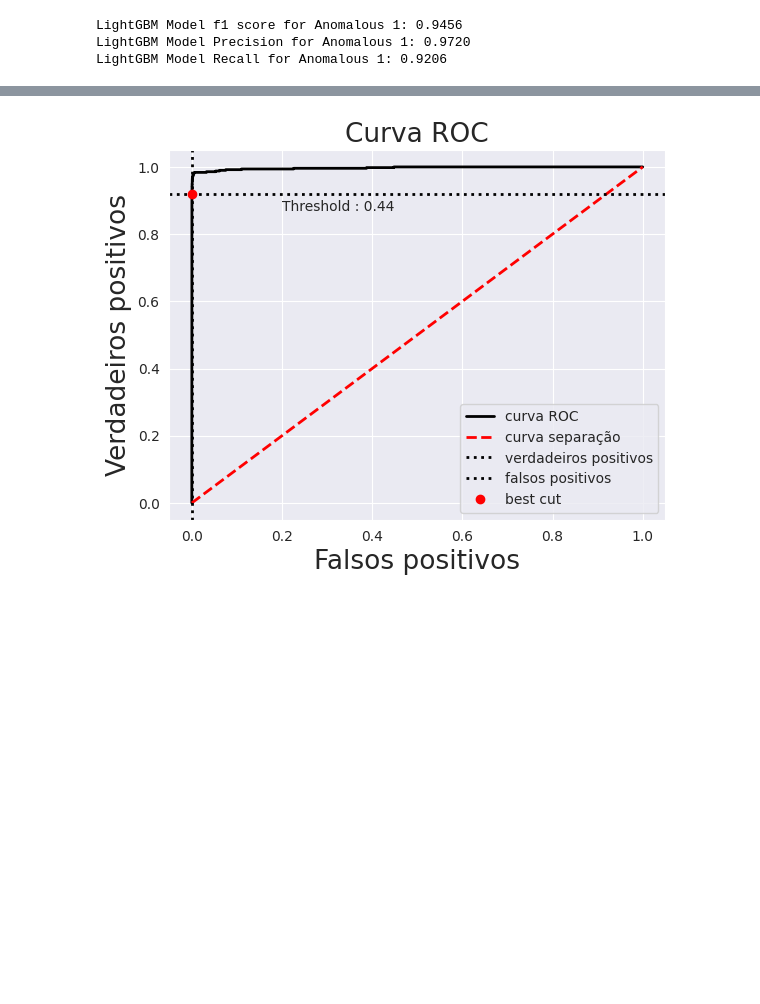
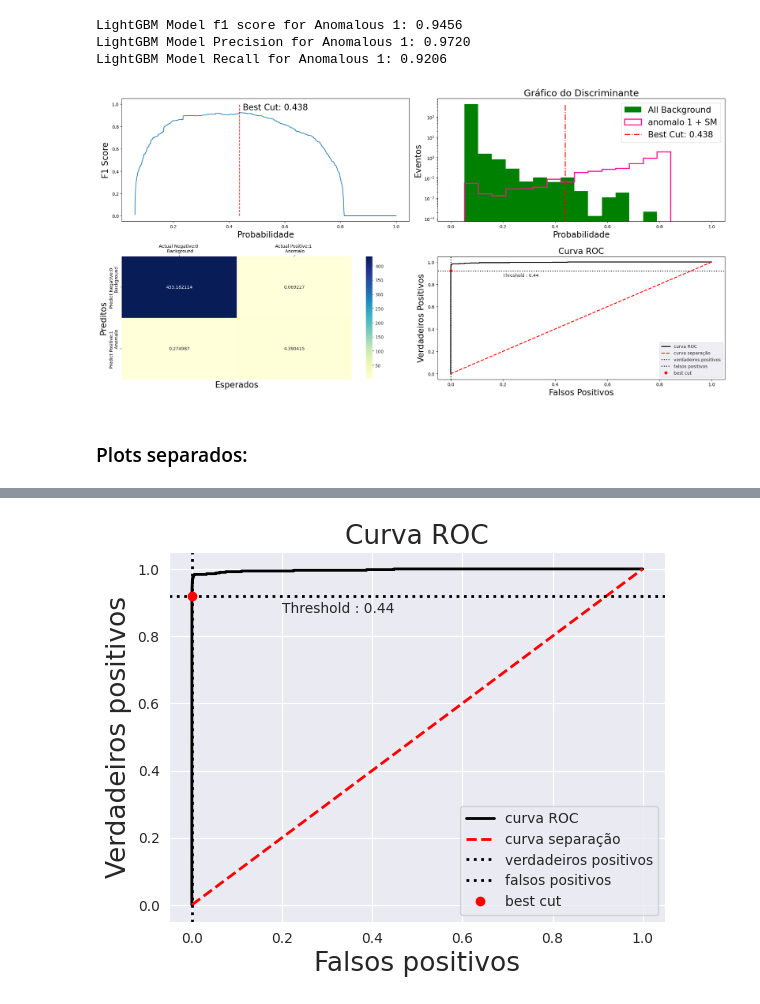
Before and after one commit to jao11/monografia, a Jupyter notebook: codigo3.ipynb, the cells around one changed output, grey strips where cells are left out. Cells and saved outputs as stored; diff of their text form; code cells hidden in the pictures; blank space fills up the shorter version.

```diff
--- a/codigo3.ipynb
+++ b/codigo3.ipynb
@@ -144,6 +162,63 @@ print('LightGBM Model Recall for Anomalous 1: {0:0.4f}'.format(recall_score(y_an
 LightGBM Model f1 score for Anomalous 1: 0.9456
 LightGBM Model Precision for Anomalous 1: 0.9720
 LightGBM Model Recall for Anomalous 1: 0.9206
+# %%
+fig, ax = plt.subplots(2, 2, figsize=(20, 10))
+bins = 20
+
+# Gráfico 1
+ax[0, 0].plot(np.append([thresh_anomalo_1], [1]), prec_anomalo_1 * rec_anomalo_1)
+ax[0, 0].plot([best_cut_anomalo_1, best_cut_anomalo_1], [0, 1], ls='--', color='red')
+ax[0, 0].text(0.45, 0.95, 'Best Cut: {0:0.3f}'.format(best_cut_anomalo_1), fontsize=19)
+ax[0, 0].set_ylabel('F1 Score', fontsize=19)
+ax[0, 0].set_xlabel('Probabilidade', fontsize=19)
+
+# Gráfico 2
+a = ax[0, 1].hist(lr_probs_anomalo_1[y_anomalo_1_test[0] == 0], histtype='stepfilled',
+                  weights=weight_anomalo_1[y_anomalo_1_test[0] == 0][0] / 0.3, color='green',
+                  label='All Background', bins=np.linspace(0, 1, bins))
+ax[0, 1].hist(lr_probs_anomalo_1[y_anomalo_1_test[0] == 1],
+              weights=weight_anomalo_1[y_anomalo_1_test[0] == 1][0] / 0.3, color='deeppink',
+              ls='-', linewidth=2.5, label=r'anomalo 1 + SM', histtype='step', bins=np.linspace(0, 1, bins))
+ax[0, 1].plot([best_cut_anomalo_1, best_cut_anomalo_1], [0, (a[0]).max()], ls='-.', label='Best Cut: {0:0.3f}'.format(best_cut_anomalo_1), linewidth=2.0, color='red')
+ax[0, 1].set_ylabel('Eventos', fontsize=19)
+ax[0, 1].set_yscale('log')
+ax[0, 1].set_xlabel('Probabilidade', fontsize=19)
+ax[0, 1].legend(loc='best', fontsize=19)
+ax[0, 1].set_title(r'Gráfico do Discriminante', fontsize=21)
+
+# Gráfico 3 (Curva ROC)
+bc1 = BinaryClassification(y_anomalo_1_test, lr_probs_anomalo_1, threshold=best_cut_anomalo_1, labels=["Class 1", "Class 2"])
+bc1.plot_roc_curve()
+plt.ylabel('Verdadeiros Positivos', fontsize=19)
+plt.xlabel('Falsos Positivos', fontsize=19)
+plt.title(r'Curva ROC', fontsize=19)
+plt.legend(["curva ROC","curva separação","verdadeiros positivos","falsos positivos","best cut"], loc='best', fontsize=10)
+ax[1, 1] = plt.gca()  # Obter os eixos atuais
+
+# Gráfico 4 (Matriz de confusão)
+cm1 = confusion_matrix(y_anomalo_1_test[0], preds_anomalo_1, sample_weight=weight_anomalo_1[0] / 0.3)
+cm_matrix1 = pd.DataFrame(data=cm1,
+                          columns=['Actual Negative:0 \n Background', 'Actual Positive:1 \n Anomalo'],
+                          index=['Predict Negative:0 \n Background', 'Predict Positive:1 \n Anomalo'])
+heatmap_1 = sns.heatmap(cm_matrix1, annot=True, fmt='f', cmap='YlGnBu', ax=ax[1, 0])
+ax[1, 0].set_xlabel('Esperados', fontsize=19)
+ax[1, 0].set_ylabel('Preditos', fontsize=19)
+
+# Ajustar a posição do rótulo do eixo x do heatmap
+heatmap_1.xaxis.tick_top()
+
+# Ajustar espaçamento entre subplots
+plt.subplots_adjust(hspace=0.3)
+
+plt.savefig(PATH + PATH4 + '/anomalo_1/plot_anomalo_1.png',dpi=300)
+
+plt.tight_layout()
+plt.show()
+# %% [output]
+[figure, added]
+# %% [markdown]
+### Plots separados:
 # %%
 fig, ax = plt.subplots( 1, 2, figsize=(20,5) )
 bins = 20
```
Also changed, not shown: parts of 22 cells of this notebook.
